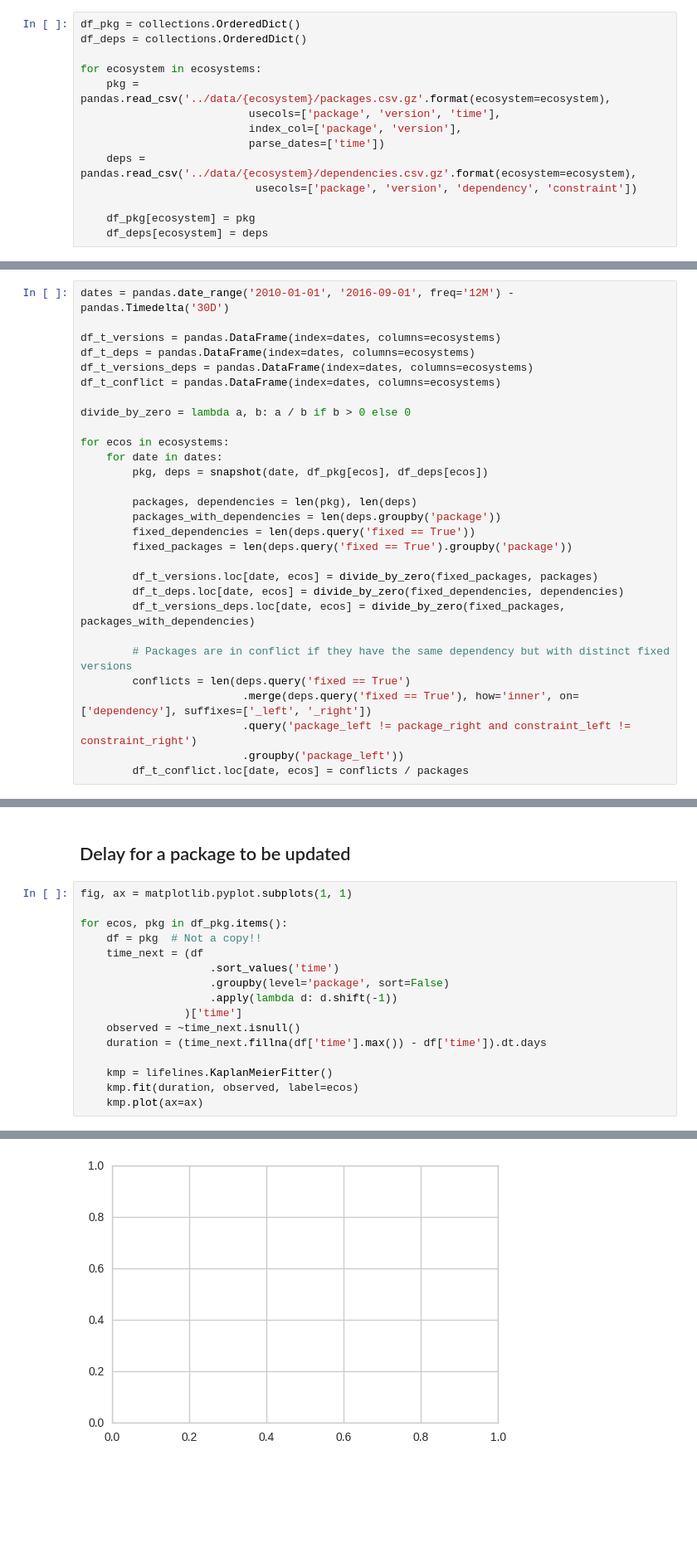
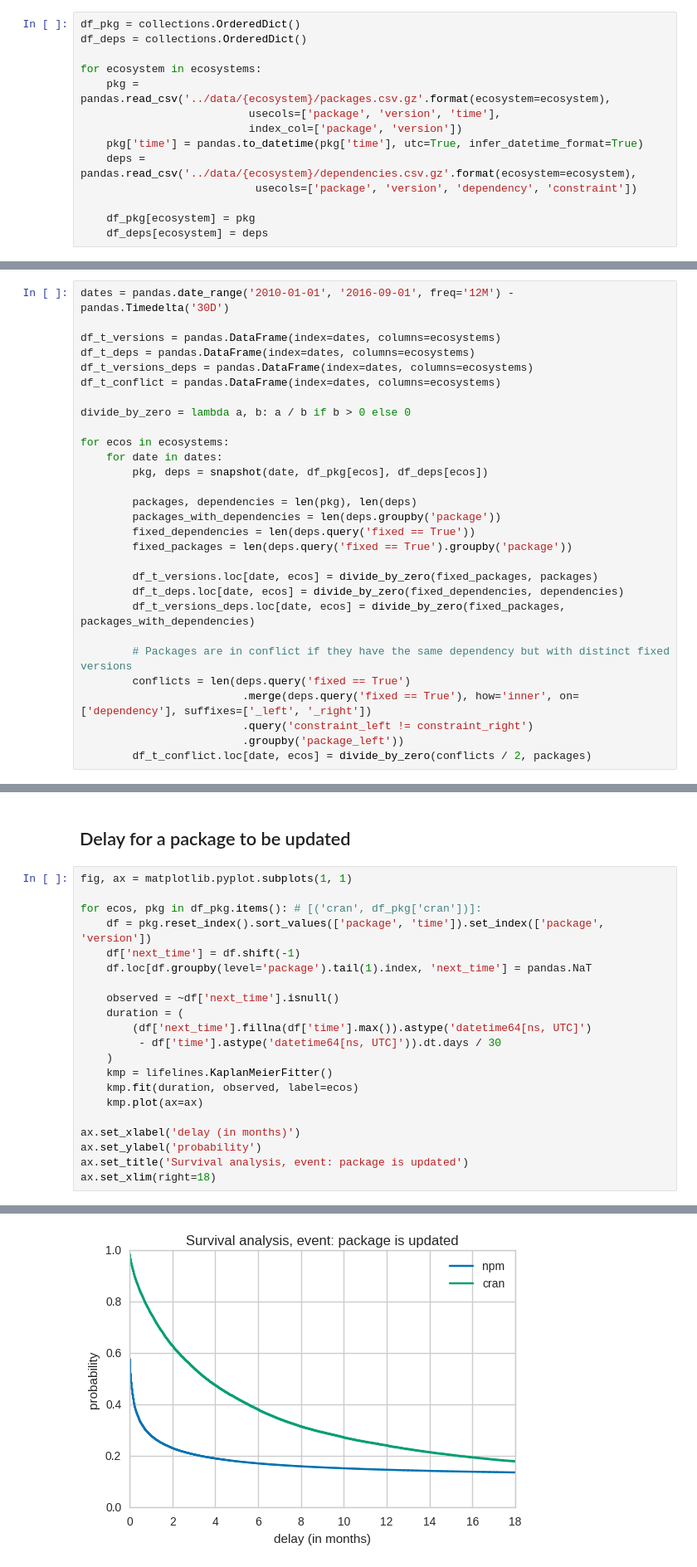
Before and after one commit to maelick/deps-analysis, a Jupyter notebook: notebook/Exploratory.ipynb, the cells around one changed output, grey strips where cells are left out. Shown at 83% size. Cells and saved outputs as stored; diff of their text form; blank space fills up the shorter version.

Commit message:
Fix survival analysis

```diff
--- a/notebook/Exploratory.ipynb
+++ b/notebook/Exploratory.ipynb
@@ -41,8 +41,8 @@ df_deps = collections.OrderedDict()
 for ecosystem in ecosystems:
     pkg = pandas.read_csv('../data/{ecosystem}/packages.csv.gz'.format(ecosystem=ecosystem),
                           usecols=['package', 'version', 'time'],
-                          index_col=['package', 'version'],
-                          parse_dates=['time'])
+                          index_col=['package', 'version'])
+    pkg['time'] = pandas.to_datetime(pkg['time'], utc=True, infer_datetime_format=True)
     deps = pandas.read_csv('../data/{ecosystem}/dependencies.csv.gz'.format(ecosystem=ecosystem),
                            usecols=['package', 'version', 'dependency', 'constraint'])
 
@@ -145,9 +145,9 @@ for ecos in ecosystems:
         # Packages are in conflict if they have the same dependency but with distinct fixed versions
         conflicts = len(deps.query('fixed == True')
                          .merge(deps.query('fixed == True'), how='inner', on=['dependency'], suffixes=['_left', '_right'])
-                         .query('package_left != package_right and constraint_left != constraint_right')
+                         .query('constraint_left != constraint_right')
                          .groupby('package_left'))
-        df_t_conflict.loc[date, ecos] = conflicts / packages
+        df_t_conflict.loc[date, ecos] = divide_by_zero(conflicts / 2, packages)
 # %%
 fig, axes = matplotlib.pyplot.subplots(nrows=4, sharex=True)
 
@@ -163,17 +163,22 @@ df_t_conflict.plot(ax=axes[3], title='Proportion of packages having a potential
 # %%
 fig, ax = matplotlib.pyplot.subplots(1, 1)
 
-for ecos, pkg in df_pkg.items():
-    df = pkg  # Not a copy!!
-    time_next = (df
-                    .sort_values('time')
-                    .groupby(level='package', sort=False)
-                    .apply(lambda d: d.shift(-1))
-                )['time']
-    observed = ~time_next.isnull()
-    duration = (time_next.fillna(df['time'].max()) - df['time']).dt.days
+for ecos, pkg in df_pkg.items(): # [('cran', df_pkg['cran'])]:
+    df = pkg.reset_index().sort_values(['package', 'time']).set_index(['package', 'version'])
+    df['next_time'] = df.shift(-1)
+    df.loc[df.groupby(level='package').tail(1).index, 'next_time'] = pandas.NaT
 
+    observed = ~df['next_time'].isnull()
+    duration = (
+        (df['next_time'].fillna(df['time'].max()).astype('datetime64[ns, UTC]')
+         - df['time'].astype('datetime64[ns, UTC]')).dt.days / 30
+    )
     kmp = lifelines.KaplanMeierFitter()
     kmp.fit(duration, observed, label=ecos)
     kmp.plot(ax=ax)
+
+ax.set_xlabel('delay (in months)')
+ax.set_ylabel('probability')
+ax.set_title('Survival analysis, event: package is updated')
+ax.set_xlim(right=18)
 # %% [output]
@@ -181 +186 @@ KeyboardInterrupt:
-[figure, old version]
+[figure, new version]
```
Also changed, not shown: parts of 4 cells of this notebook.
